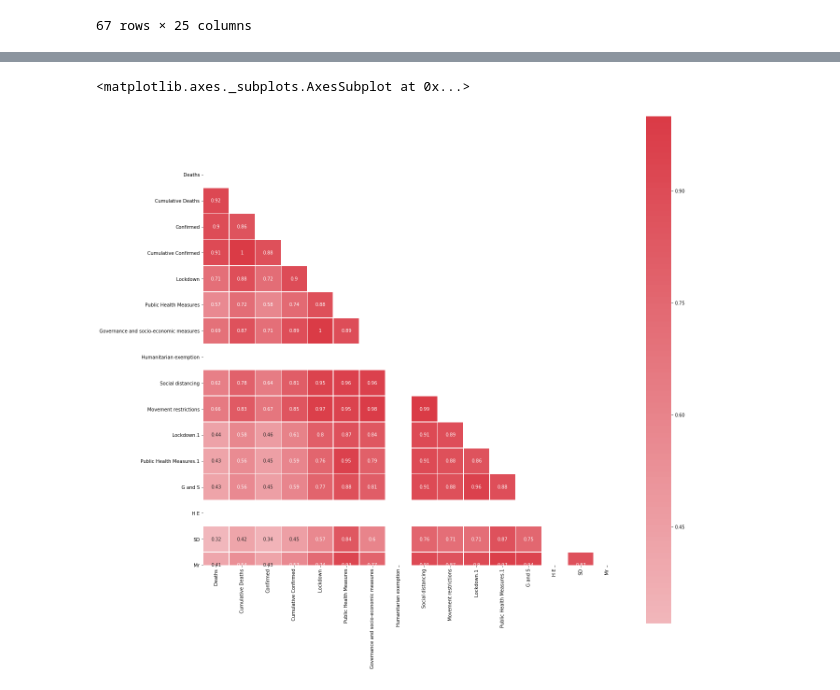
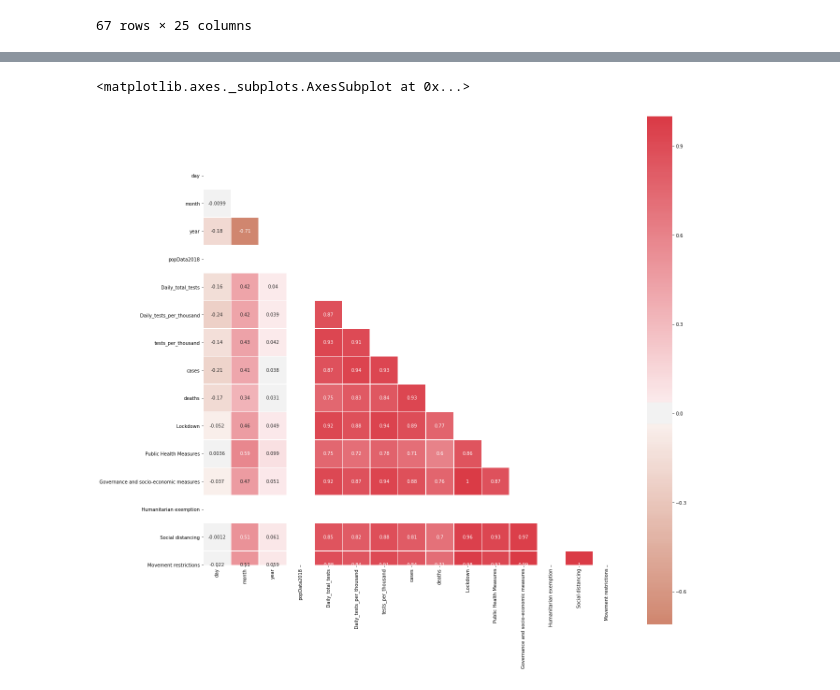
Before and after one commit to prerit1998jain/Pandemic-Forecasting-using-Time-dependent-SIRD-and-Poisson-Regression, a Jupyter notebook: Dataset Preparation + Poisson Regression.ipynb, the cells around one changed output, grey strips where cells are left out. Drawn from its saved outputs; the diff is of its cells as text; code cells hidden in the pictures.

Commit message:
merged datasets

```diff
--- a/Dataset Preparation + Poisson Regression.ipynb
+++ b/Dataset Preparation + Poisson Regression.ipynb
@@ -16,6 +14,6 @@ data_policy = data_policy.drop(['Unnamed: 0'], axis = 1)
 # %%
 # Converting the datatype of dates to datetime
-dates = pd.to_datetime(data_policy['day'], format = '%Y-%m-%d')
+dates = pd.to_datetime(data_policy['dateRep'], format = '%d/%m/%Y')
 # Adding dates to the dataframe
 data_policy['Date'] = dates
 
@@ -33,6 +52,6 @@ data_tests['Date'] = dates
 # %%
 # Dataset Preprocessing before running the model
-def dataset_preprocess_policy(df):
+def dataset_preprocess_tests(df):
 
     # Setting date as the index of the dataframe
     df = df.set_index('Date')
@@ -45,33 +64,12 @@ def dataset_preprocess_policy(df):
 #     df['Year'] = ds.dt.year
 
     # Dropping the text columns which have same entries at each row
-    df = df.drop(['Country', 'day', 'Country Name', 'Region'], axis = 1)
-    #df = df.drop(['countriesAndTerritories', 'geoId', 'day', 'countryterritoryCode'], axis = 1)
+    #df = df.drop(['Country', 'day', 'Country Name', 'Region'], axis = 1)
+    df = df.drop(['countriesAndTerritories', 'geoId', 'dateRep', 'countryterritoryCode', 'cases', 'deaths'], axis = 1)
     df = df.drop(df.index[len(df)-1])
 
     #return the dataframe
     return(df)
-# %%
-# Dataset Preprocessing before running the model
-def dataset_preprocess_tests(df):
-
-    # Setting date as the index of the dataframe
-    df = df.set_index('Date')
-
-    #Creating different columns with regressor variables
-#     ds = df.index.to_series()
-#     df['Day'] = ds.dt.day
-#     df['Month'] = ds.dt.month
-#     df['Weekday'] = ds.dt.dayofweek
-#     df['Year'] = ds.dt.year
-
-    # Dropping the text columns which have same entries at each row
-    #df = df.drop(['Country', 'day', 'Country Name', 'Region'], axis = 1)
-    df = df.drop(['countriesAndTerritories', 'geoId', 'dateRep', 'countryterritoryCode'], axis = 1)
-    df = df.drop(df.index[len(df)-1])
-
-    #return the dataframe
-    return(df)
 # %%
 data_policy = dataset_preprocess_policy(data_policy)
 data_tests = dataset_preprocess_tests(data_tests)
@@ -114,0 +96,2 @@ memory usage: 7.8 KB
+# %%
+merge=pd.merge(data_tests,data_policy, how='inner', left_index=True, right_index=True)
@@ -159,19 +155,19 @@ memory usage: 16.1 KB
 # %%
 # Compute the correlation matrix
-corr = data_policy.corr()
+corr = merge.corr()
 
 # Generate a mask for the upper triangle
 mask = np.triu(np.ones_like(corr, dtype=np.bool))
 
 # Set up the matplotlib figure
 f, ax = plt.subplots(figsize=(20, 40))
 
 # Generate a custom diverging colormap
 cmap = sn.diverging_palette(22, 10, as_cmap=True)
 
 # Draw the heatmap with the mask and correct aspect ratio
 sn.heatmap(corr, mask=mask, annot = True, cmap=cmap, vmax=1, center=0,
             square=True, linewidths=.5, cbar_kws={"shrink": .5})
 # %% [output]
 <matplotlib.axes._subplots.AxesSubplot at 0x...>
-[figure, old version]
+[figure, new version]
```
Also changed, not shown: parts of 8 cells of this notebook, 1 other file.
